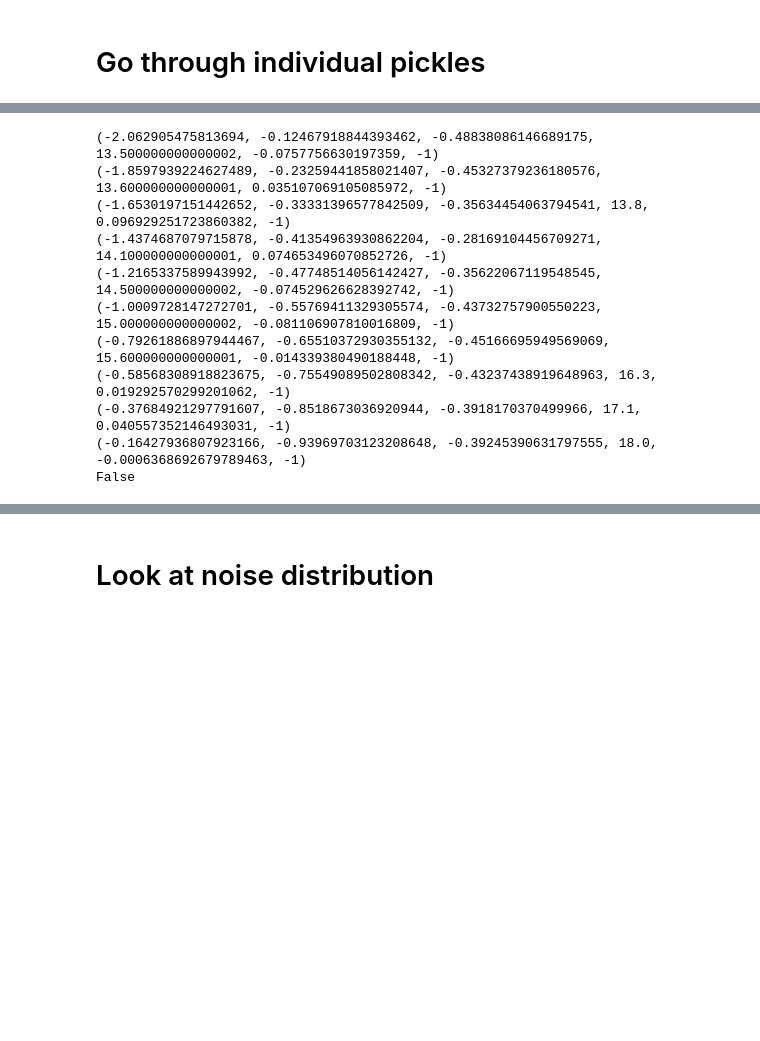
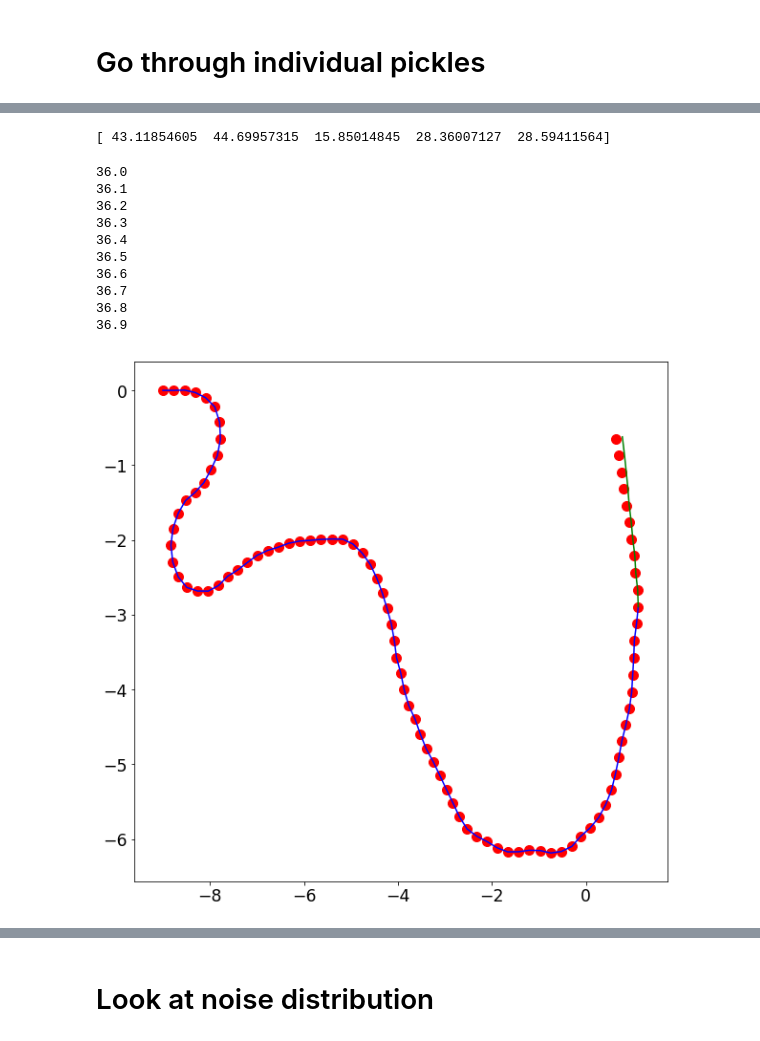
Before and after one commit to ankitkaushik/StochasticOptimalControl, a Jupyter notebook: PI_RRT.ipynb, the cells around one changed output, grey strips where cells are left out. Saved outputs shown, nothing was run; the diff lists cells and outputs as text; code cells hidden in the pictures; blank space fills up the shorter version.

```diff
--- a/PI_RRT.ipynb
+++ b/PI_RRT.ipynb
@@ -346,0 +338,2 @@ PI_RRT = dill.load(open(pickleDir+'/PI_RRT_8.p','rb'))
+# %%
+PI_RRT_previous = dill.load(open(pickleDir+'/PI_RRT_8.p','rb'))
@@ -383,25 +439,30 @@ print PI_RRT.newPathVertices
+# %%
+print totalCosts
+# %% [output]
+[ 43.11854605  44.69957315  15.85014845  28.36007127  28.59411564]
 # %%
-PI_RRT.newPathVertices = [PI_RRT.path[-1]]
-bools = []
+newPathVertices = [PI_RRT_previous.path[-1]]
 for i in range(int(PI_RRT.tHorizon / PI_RRT.controlDiscretation)):
-    dx = PI_RRT.velocity * cos(PI_RRT.newPathVertices[-1].theta)
-    dy = PI_RRT.velocity * sin(PI_RRT.newPathVertices[-1].theta)
-    dtheta = PI_RRT.controlSplinePathIntegral(PI_RRT.path[-1].time + PI_RRT.controlDiscretation * i) / PI_RRT.r
-    dtheta += PI_RRT.RRT.generateNoise()
-    newVertex = Vertex(PI_RRT.newPathVertices[-1].x + PI_RRT.controlDiscretation * dx, PI_RRT.newPathVertices[-1].y + PI_RRT.controlDiscretation * dy, PI_RRT.newPathVertices[-1].theta + dtheta, PI_RRT.newPathVertices[-1].time + PI_RRT.controlDiscretation * i, dtheta)
-    print newVertex.getState()
-    bools.append(PI_RRT.RRT.obstacleFree(newVertex, PI_RRT.newPathVertices[-1]))
-    PI_RRT.newPathVertices.append(newVertex)
-print np.all(bools)
+    dx = PI_RRT.velocity * cos(newPathVertices[-1].theta)
+    dy = PI_RRT.velocity * sin(newPathVertices[-1].theta)
+    print PI_RRT_previous.path[-1].time + PI_RRT.controlDiscretation * i
+    dtheta = PI_RRT.controlSplinePathIntegral(PI_RRT_previous.path[-1].time + PI_RRT.controlDiscretation * i) / PI_RRT.r
+#     dtheta += PI_RRT.RRT.generateNoise()
+    newVertex = Vertex(newPathVertices[-1].x + PI_RRT.controlDiscretation * dx, newPathVertices[-1].y + PI_RRT.controlDiscretation * dy, newPathVertices[-1].theta + dtheta, newPathVertices[-1].time + PI_RRT.controlDiscretation * i, dtheta)
+    newPathVertices.append(newVertex)
+fig = figure(0,(10,10))
+plotPath(PI_RRT_previous.path)
+scatterPath(PI_RRT.path)
+plotPath(newPathVertices,color='g')
 # %% [output]
-(-2.062905475813694, -0.12467918844393462, -0.48838086146689175, 13.500000000000002, -0.0757756630197359, -1)
-(-1.8597939224627489, -0.23259441858021407, -0.45327379236180576, 13.600000000000001, 0.035107069105085972, -1)
-(-1.6530197151442652, -0.33331396577842509, -0.35634454063794541, 13.8, 0.096929251723860382, -1)
-(-1.4374687079715878, -0.41354963930862204, -0.28169104456709271, 14.100000000000001, 0.074653496070852726, -1)
-(-1.2165337589943992, -0.47748514056142427, -0.35622067119548545, 14.500000000000002, -0.074529626628392742, -1)
-(-1.0009728147272701, -0.55769411329305574, -0.43732757900550223, 15.000000000000002, -0.081106907810016809, -1)
-(-0.79261886897944467, -0.65510372930355132, -0.45166695949569069, 15.600000000000001, -0.014339380490188448, -1)
-(-0.58568308918823675, -0.75549089502808342, -0.43237438919648963, 16.3, 0.019292570299201062, -1)
-(-0.37684921297791607, -0.8518673036920944, -0.3918170370499966, 17.1, 0.040557352146493031, -1)
-(-0.16427936807923166, -0.93969703123208648, -0.39245390631797555, 18.0, -0.0006368692679789463, -1)
-False
+36.0
+36.1
+36.2
+36.3
+36.4
+36.5
+36.6
+36.7
+36.8
+36.9
+[figure, added]
```
Also changed, not shown: parts of 15 cells of this notebook, 3 other files.
